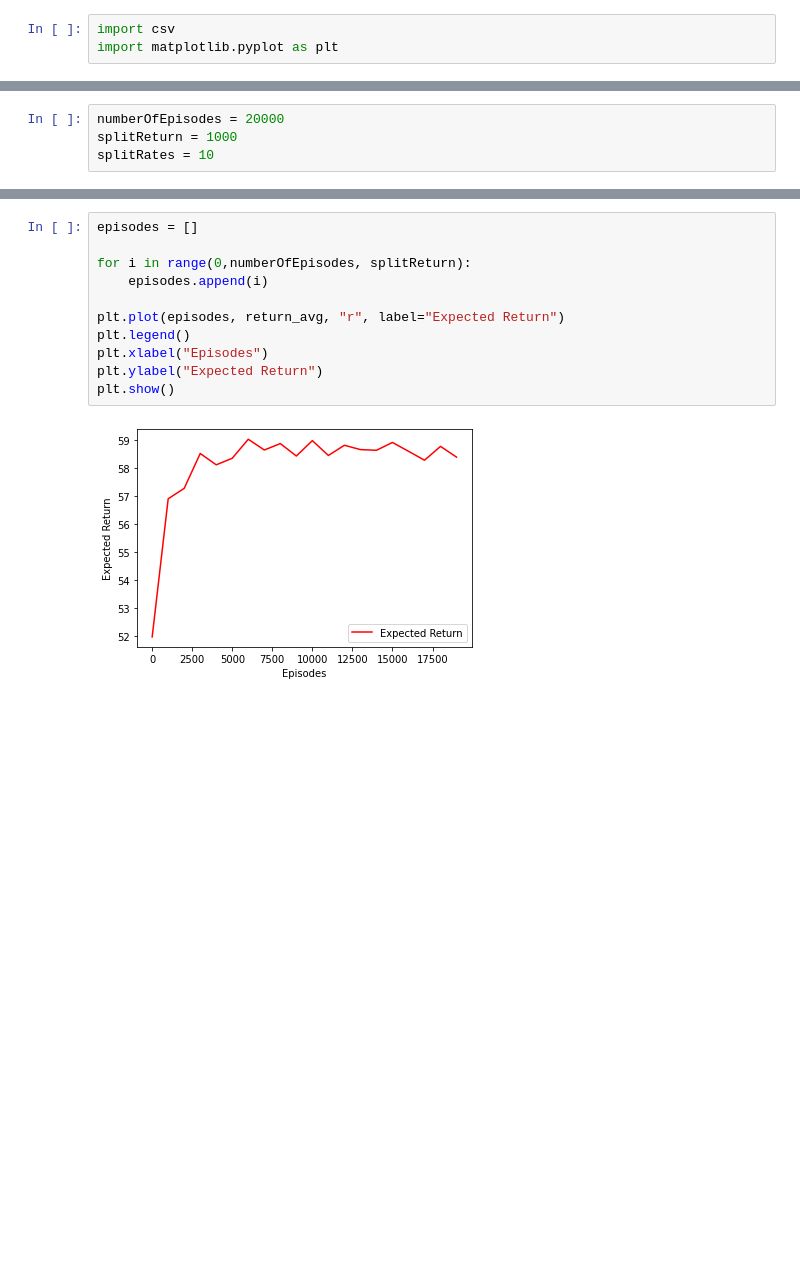
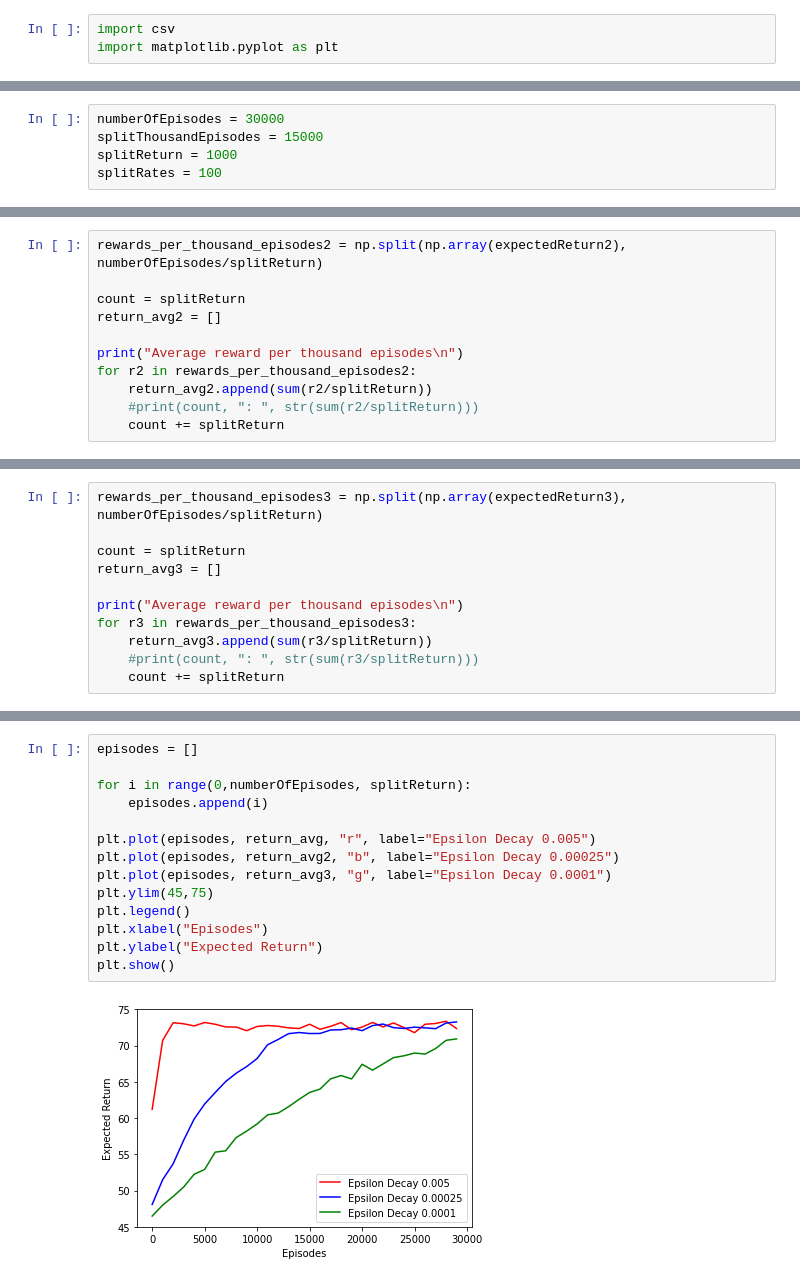
Before and after one commit to pater18/5-Semester-Projekt, a Jupyter notebook: Data Analysis.ipynb, the cells around one changed output, grey strips where cells are left out. Saved outputs shown, nothing was run; the diff lists cells and outputs as text; blank space fills up the shorter version.

```diff
--- a/Data Analysis.ipynb
+++ b/Data Analysis.ipynb
@@ -3,0 +6,5 @@ import matplotlib.pyplot as plt
+# %%
+numberOfEpisodes = 30000
+splitThousandEpisodes = 15000
+splitReturn = 1000
+splitRates = 100
@@ -29,4 +56,0 @@ learningRate = [float(i) for i in learningRate]
-# %%
-numberOfEpisodes = 20000
-splitReturn = 1000
-splitRates = 10
@@ -62,0 +75,11 @@ Average reward per thousand episodes
+# %%
+rewards_per_thousand_episodes2 = np.split(np.array(expectedReturn2), numberOfEpisodes/splitReturn)
+
+count = splitReturn
+return_avg2 = []
+
+print("Average reward per thousand episodes\n")
+for r2 in rewards_per_thousand_episodes2:
+    return_avg2.append(sum(r2/splitReturn))
+    #print(count, ": ", str(sum(r2/splitReturn)))
+    count += splitReturn
@@ -62,0 +88,11 @@ Average reward per thousand episodes
+# %%
+rewards_per_thousand_episodes3 = np.split(np.array(expectedReturn3), numberOfEpisodes/splitReturn)
+
+count = splitReturn
+return_avg3 = []
+
+print("Average reward per thousand episodes\n")
+for r3 in rewards_per_thousand_episodes3:
+    return_avg3.append(sum(r3/splitReturn))
+    #print(count, ": ", str(sum(r3/splitReturn)))
+    count += splitReturn
@@ -119,13 +191,16 @@ Average reward per thousand episodes
 # %%
 episodes = []
 
 for i in range(0,numberOfEpisodes, splitReturn):
     episodes.append(i)
 
-plt.plot(episodes, return_avg, "r", label="Expected Return")
+plt.plot(episodes, return_avg, "r", label="Epsilon Decay 0.005")
+plt.plot(episodes, return_avg2, "b", label="Epsilon Decay 0.00025")
+plt.plot(episodes, return_avg3, "g", label="Epsilon Decay 0.0001")
+plt.ylim(45,75)
 plt.legend()
 plt.xlabel("Episodes")
 plt.ylabel("Expected Return")
 plt.show()
 # %% [output]
-[figure, old version]
+[figure, new version]
```
Also changed, not shown: parts of 24 cells of this notebook, 3 other files.
